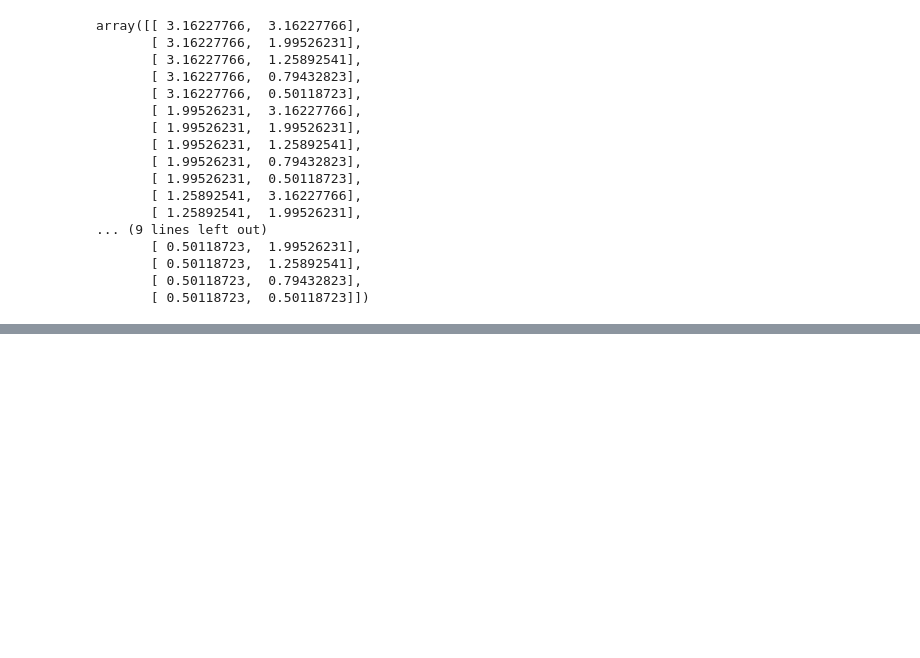
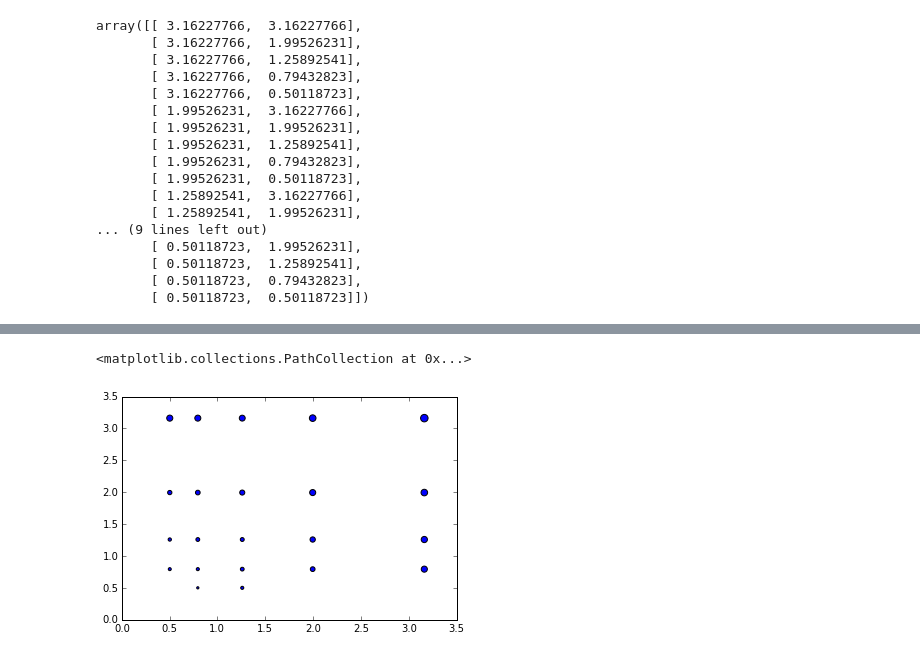
Before and after one commit to catniplab/vlgp, a Jupyter notebook: main.ipynb, the cells around one changed output, grey strips where cells are left out. Saved outputs shown, nothing was run; the diff lists cells and outputs as text; code cells hidden in the pictures; blank space fills up the shorter version.

```diff
--- a/main.ipynb
+++ b/main.ipynb
@@ -228,0 +256,6 @@ ax.scatter(grid[:,0], grid[:, 1], lb4v)
+# %%
+figure()
+scatter(mz[:,0], mz[:, 1], s=mz[:, 2] - np.min(mz[:, 2]))
+# %% [output]
+<matplotlib.collections.PathCollection at 0x...>
+[figure, added]
```
Also changed, not shown: parts of 6 cells of this notebook.
